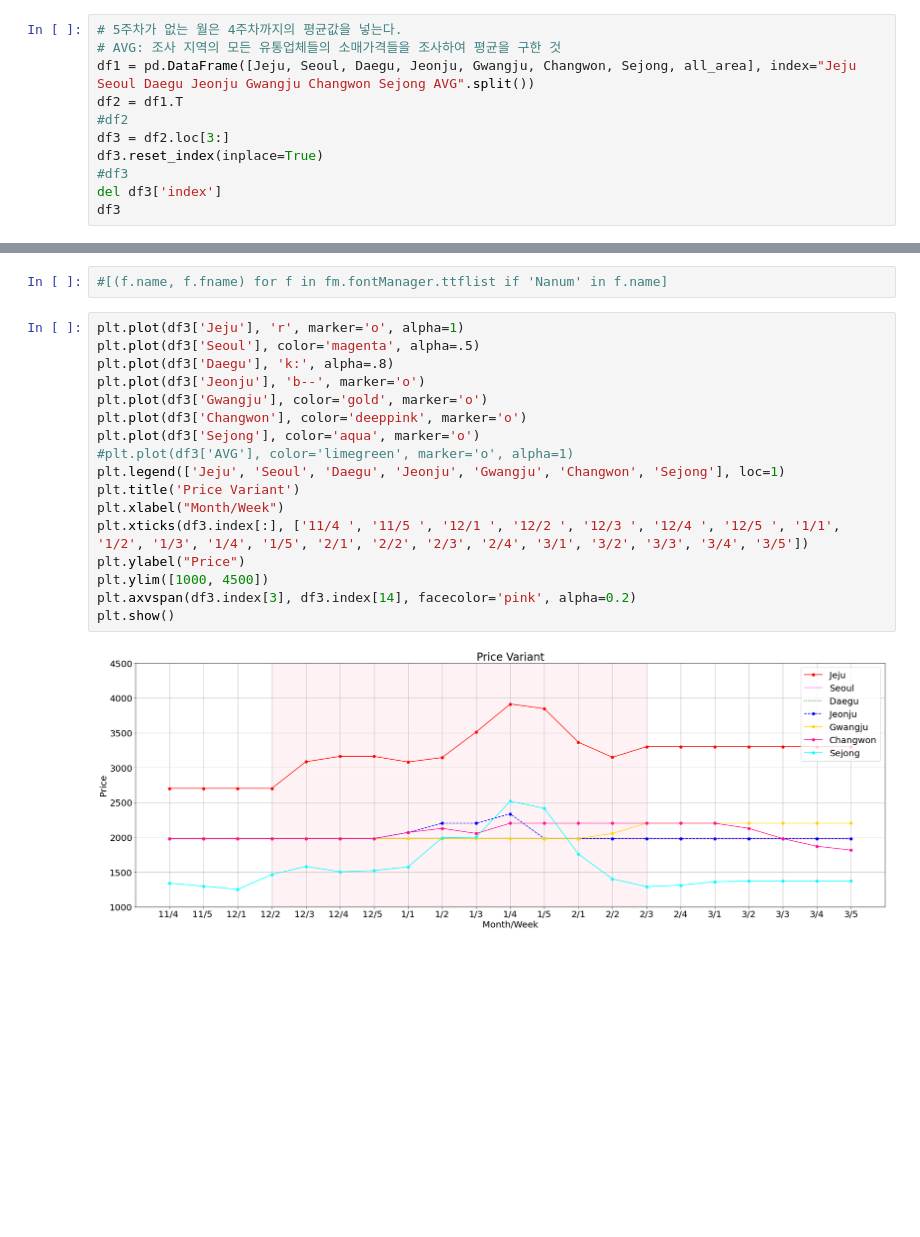
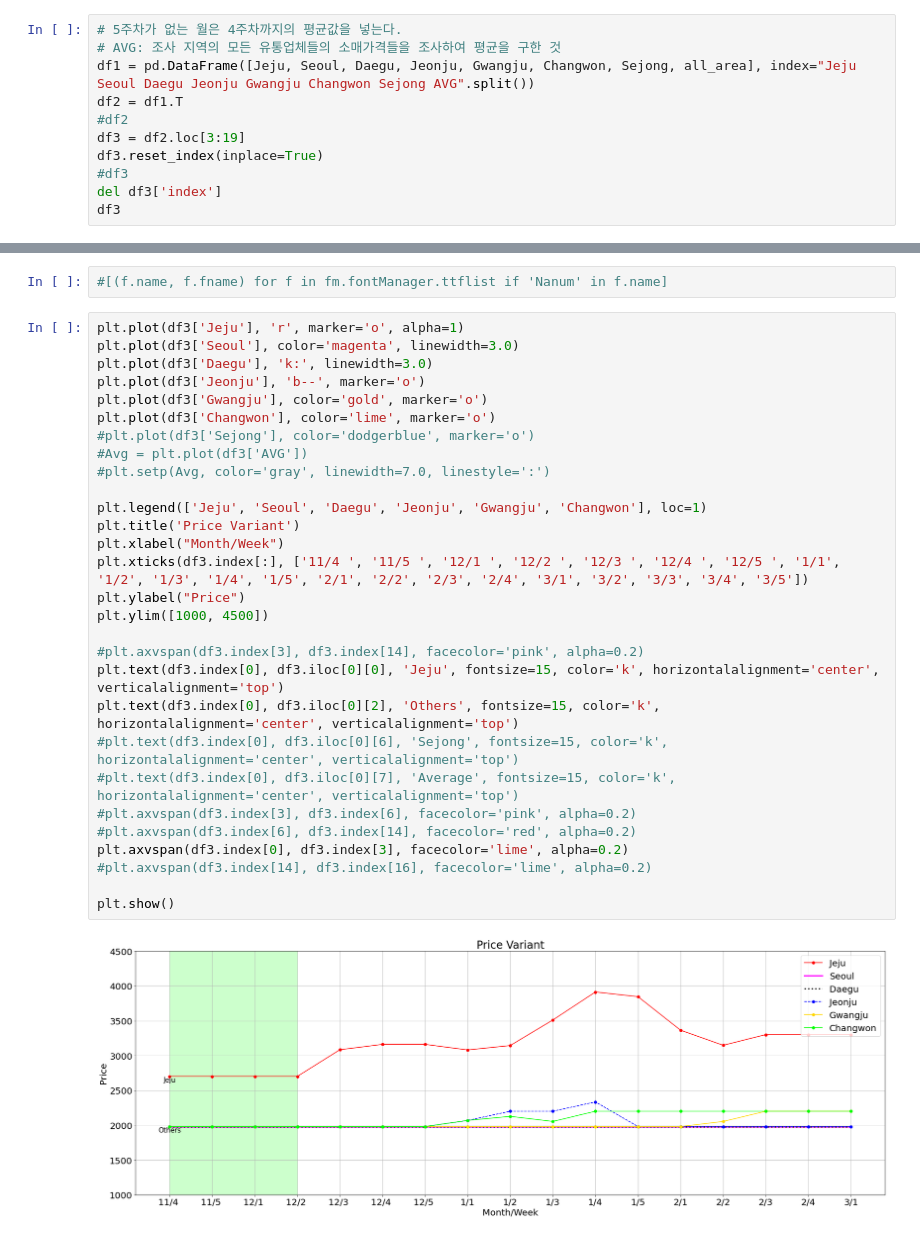
Before and after one commit to SeonJongYoo/SmartFarmProject-Python-DataAnalysis, a Jupyter notebook: Data_PriceChanges/PriceChange_Korea.ipynb, the cells around one changed output, grey strips where cells are left out. Cells and saved outputs as stored; diff of their text form; blank space fills up the shorter version.

```diff
--- a/Data_PriceChanges/PriceChange_Korea.ipynb
+++ b/Data_PriceChanges/PriceChange_Korea.ipynb
@@ -247,7 +247,7 @@ print('평년', all_area)
 df1 = pd.DataFrame([Jeju, Seoul, Daegu, Jeonju, Gwangju, Changwon, Sejong, all_area], index="Jeju Seoul Daegu Jeonju Gwangju Changwon Sejong AVG".split())
 df2 = df1.T
 #df2
-df3 = df2.loc[3:]
+df3 = df2.loc[3:19]
 df3.reset_index(inplace=True)
 #df3
 del df3['index']
@@ -335,20 +336,32 @@ for i in f:
 #[(f.name, f.fname) for f in fm.fontManager.ttflist if 'Nanum' in f.name]
 # %%
 plt.plot(df3['Jeju'], 'r', marker='o', alpha=1)
-plt.plot(df3['Seoul'], color='magenta', alpha=.5)
-plt.plot(df3['Daegu'], 'k:', alpha=.8)
+plt.plot(df3['Seoul'], color='magenta', linewidth=3.0)
+plt.plot(df3['Daegu'], 'k:', linewidth=3.0)
 plt.plot(df3['Jeonju'], 'b--', marker='o')
 plt.plot(df3['Gwangju'], color='gold', marker='o')
-plt.plot(df3['Changwon'], color='deeppink', marker='o')
-plt.plot(df3['Sejong'], color='aqua', marker='o')
-#plt.plot(df3['AVG'], color='limegreen', marker='o', alpha=1)
-plt.legend(['Jeju', 'Seoul', 'Daegu', 'Jeonju', 'Gwangju', 'Changwon', 'Sejong'], loc=1)
+plt.plot(df3['Changwon'], color='lime', marker='o')
+#plt.plot(df3['Sejong'], color='dodgerblue', marker='o')
+#Avg = plt.plot(df3['AVG'])
+#plt.setp(Avg, color='gray', linewidth=7.0, linestyle=':')
+
+plt.legend(['Jeju', 'Seoul', 'Daegu', 'Jeonju', 'Gwangju', 'Changwon'], loc=1)
 plt.title('Price Variant')
 plt.xlabel("Month/Week")
 plt.xticks(df3.index[:], ['11/4 ', '11/5 ', '12/1 ', '12/2 ', '12/3 ', '12/4 ', '12/5 ', '1/1', '1/2', '1/3', '1/4', '1/5', '2/1', '2/2', '2/3', '2/4', '3/1', '3/2', '3/3', '3/4', '3/5'])
 plt.ylabel("Price")
 plt.ylim([1000, 4500])
-plt.axvspan(df3.index[3], df3.index[14], facecolor='pink', alpha=0.2)
+
+#plt.axvspan(df3.index[3], df3.index[14], facecolor='pink', alpha=0.2)
+plt.text(df3.index[0], df3.iloc[0][0], 'Jeju', fontsize=15, color='k', horizontalalignment='center', verticalalignment='top')
+plt.text(df3.index[0], df3.iloc[0][2], 'Others', fontsize=15, color='k', horizontalalignment='center', verticalalignment='top')
+#plt.text(df3.index[0], df3.iloc[0][6], 'Sejong', fontsize=15, color='k', horizontalalignment='center', verticalalignment='top')
+#plt.text(df3.index[0], df3.iloc[0][7], 'Average', fontsize=15, color='k', horizontalalignment='center', verticalalignment='top')
+#plt.axvspan(df3.index[3], df3.index[6], facecolor='pink', alpha=0.2)
+#plt.axvspan(df3.index[6], df3.index[14], facecolor='red', alpha=0.2)
+plt.axvspan(df3.index[0], df3.index[3], facecolor='lime', alpha=0.2)
+#plt.axvspan(df3.index[14], df3.index[16], facecolor='lime', alpha=0.2)
+
 plt.show()
 # %% [output]
-[figure, old version]
+[figure, new version]
```
Also changed, not shown: parts of 11 cells of this notebook, 1 other file.
